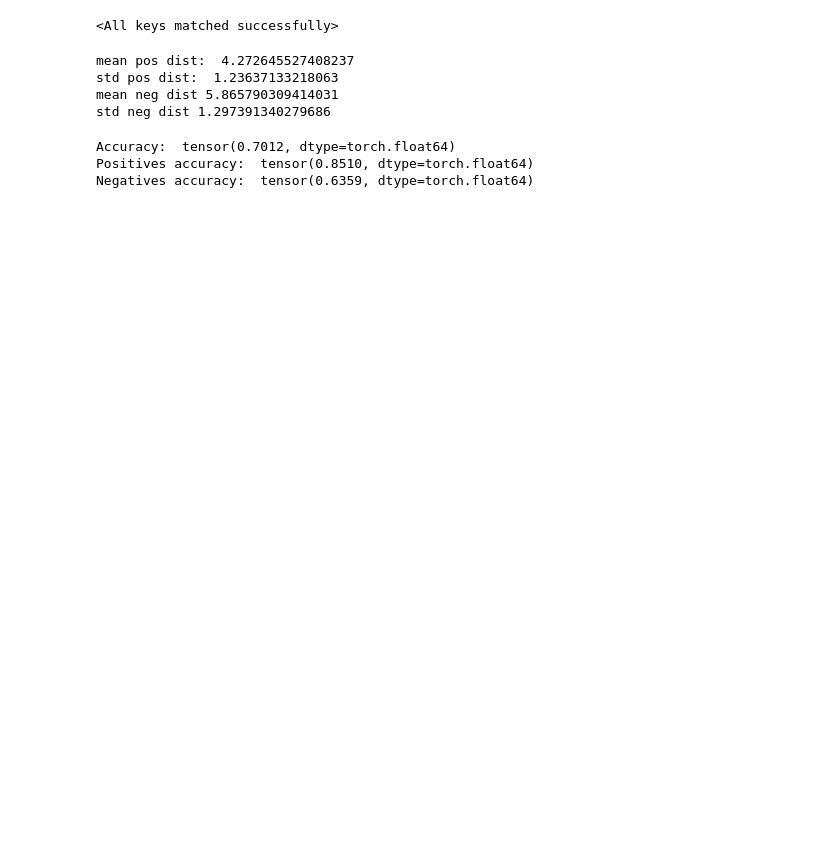
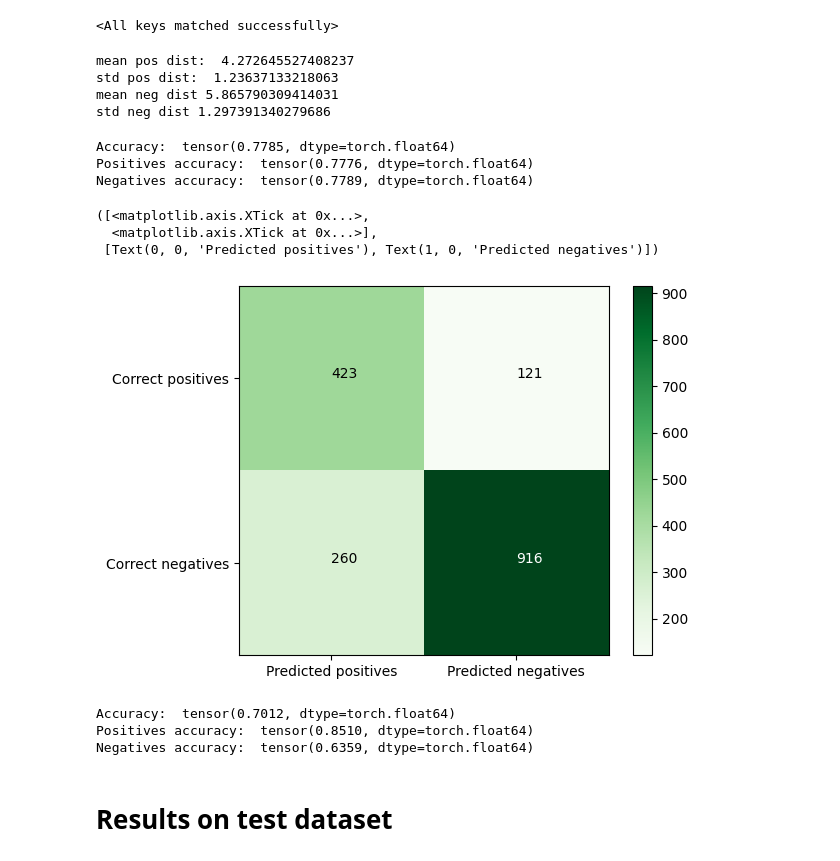
Before and after one commit to abeerm24/Contactless-fingerprint-identification-deep-scattering, a Jupyter notebook: test.ipynb, the cells around one changed output. Cells and saved outputs as stored; diff of their text form; code cells hidden in the pictures; blank space fills up the shorter version.

```diff
--- a/test.ipynb
+++ b/test.ipynb
@@ -71,7 +73,7 @@ for (i, (label, img1, img2)) in enumerate(dataloader):
     f1 = model(img1)
     f2 = model(img2)
     dist = torch.flatten(torch.norm(f1 - f2, dim = 1))
-    preds = torch.lt(dist, 5.53*torch.ones(N)).to(torch.float)
+    preds = torch.lt(dist, 5.0*torch.ones(N)).to(torch.float)
 
     true_positives += torch.sum(label)
     predicted_positives += torch.sum(preds)
@@ -80,3 +82,14 @@ for (i, (label, img1, img2)) in enumerate(dataloader):
     true_negatives += N - torch.sum(label)
     predicted_negatives += N - torch.sum(preds)
     correct_negatives += torch.sum(torch.mul(1 - label, 1 - preds))
+# %%
+print("Overall accuracy: ", (correct_negatives+correct_positives)/(true_negatives+true_positives))
+print("Percentage of : ", correct_positives/true_positives)
+print("Negatives accuracy: ", correct_negatives/true_negatives)
+# %% [output]
+Accuracy:  tensor(0.7785, dtype=torch.float64)
+Positives accuracy:  tensor(0.7776, dtype=torch.float64)
+Negatives accuracy:  tensor(0.7789, dtype=torch.float64)
+# %%
+# Create confusion matrix
+cm = np.array([[correct_positives.item(), (true_positives - correct_positives).item()],[(true_negatives - correct_negatives).item(), correct_negatives.item()]], dtype = np.int32)
@@ -83,3 +98,17 @@ for (i, (label, img1, img2)) in enumerate(dataloader):
+# %%
+plt.imshow(cm, cmap = "Greens")
+plt.colorbar()
+plt.text(0,0,cm[0,0])
+plt.text(1,0,cm[0,1])
+plt.text(0,1,cm[1,0])
+plt.text(1,1,cm[1,1], color = "white")
+plt.yticks([0,1],["Correct positives", "Correct negatives"])
+plt.xticks([0,1],["Predicted positives", "Predicted negatives"])
+# %% [output]
+([<matplotlib.axis.XTick at 0x...>,
+  <matplotlib.axis.XTick at 0x...>],
+ [Text(0, 0, 'Predicted positives'), Text(1, 0, 'Predicted negatives')])
+[figure, added]
 # %%
 print("Accuracy: ", (correct_negatives+correct_positives)/(true_negatives+true_positives))
 print("Positives accuracy: ", correct_positives/true_positives)
@@ -88,3 +117,5 @@ print("Negatives accuracy: ", correct_negatives/true_negatives)
 Accuracy:  tensor(0.7012, dtype=torch.float64)
 Positives accuracy:  tensor(0.8510, dtype=torch.float64)
 Negatives accuracy:  tensor(0.6359, dtype=torch.float64)
+# %% [markdown]
+# Results on test dataset
```
Also changed, not shown: parts of 8 cells of this notebook, 1 other file.
